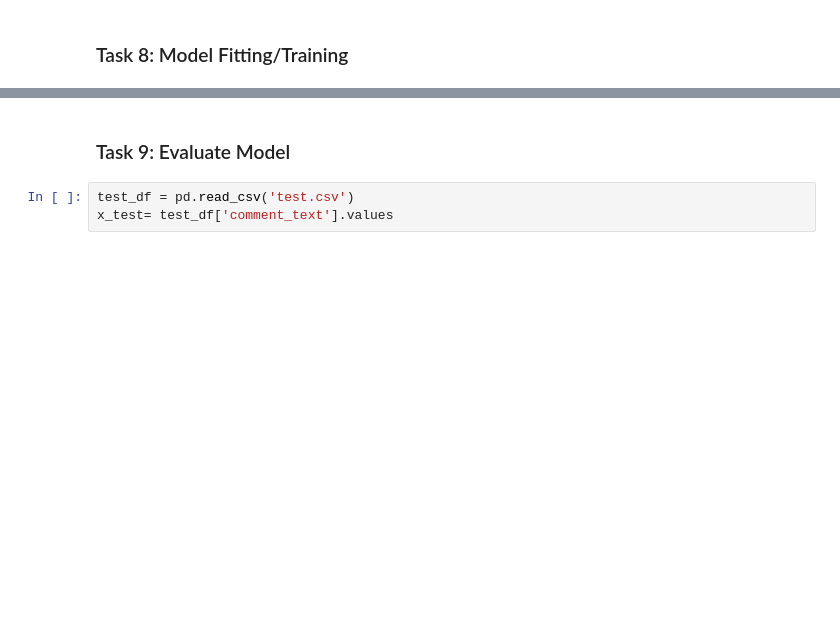
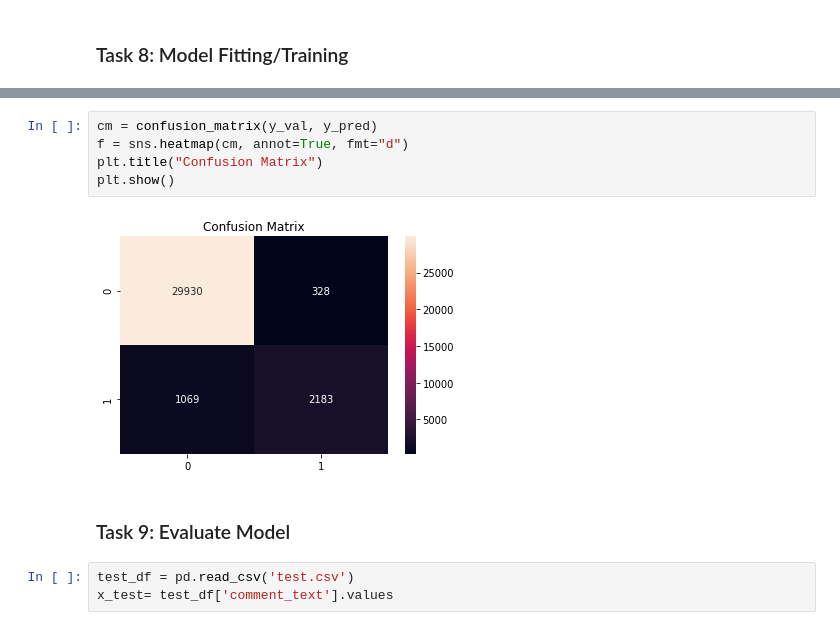
Before and after one commit to ai4all-sfu/NLP_2020, a Jupyter notebook: hate_speech_classification.ipynb, the cells around one changed output, grey strips where cells are left out. Drawn from its saved outputs; the diff is of its cells as text; blank space fills up the shorter version.

```diff
--- a/hate_speech_classification.ipynb
+++ b/hate_speech_classification.ipynb
@@ -198,3 +236,10 @@ Epoch 3/3
+# %%
+cm = confusion_matrix(y_val, y_pred)
+f = sns.heatmap(cm, annot=True, fmt="d")
+plt.title("Confusion Matrix")
+plt.show()
+# %% [output]
+[figure, added]
 # %% [markdown]
 ### Task 9: Evaluate Model
 # %%
```
Also changed, not shown: parts of 18 cells of this notebook, 2 other files.
